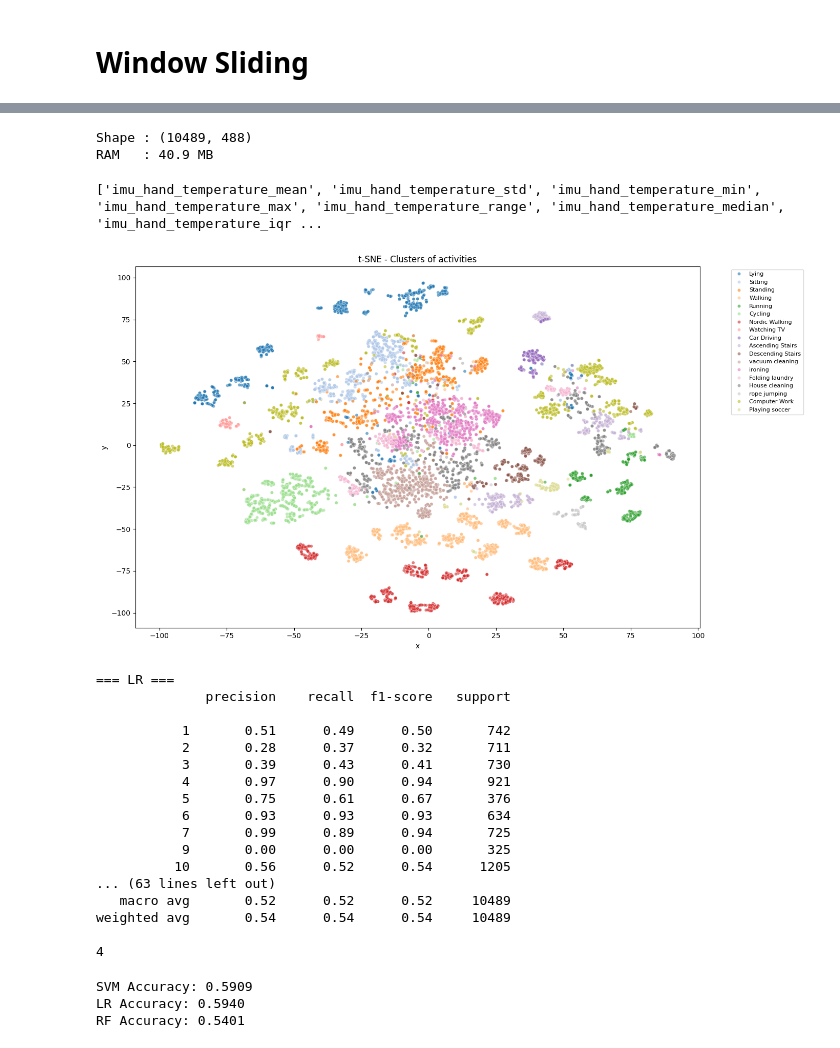
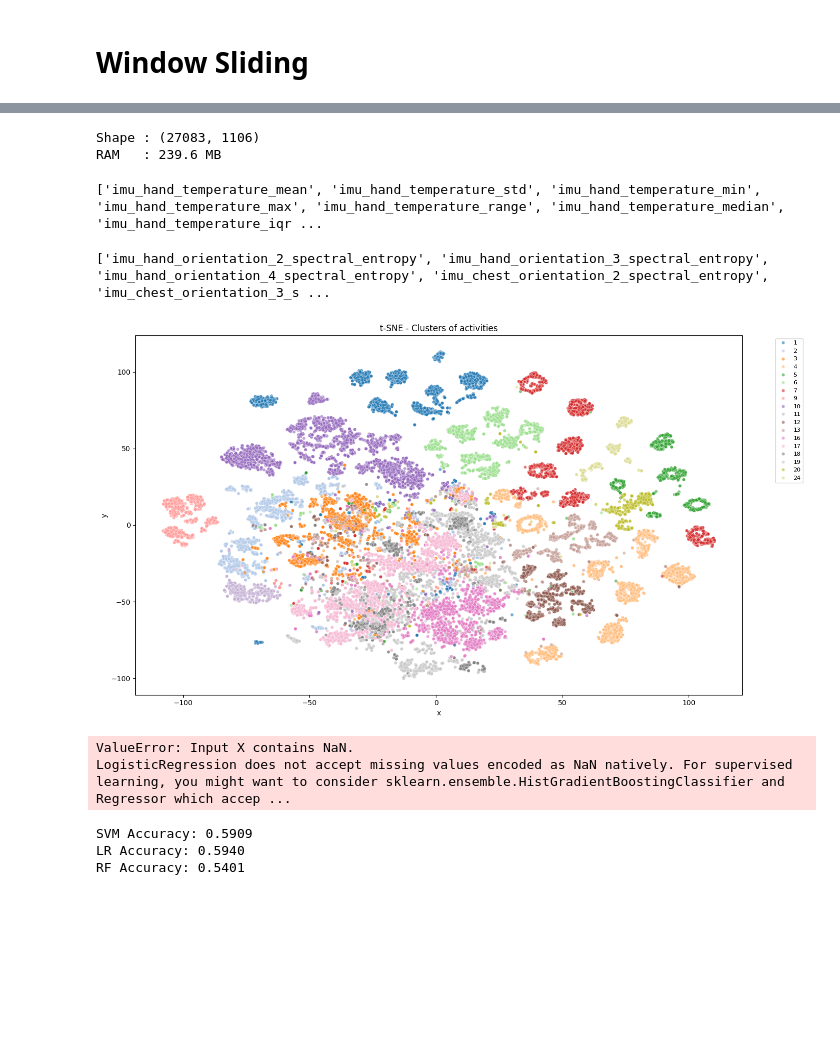
Before and after one commit to Ba-Hi/HAR, a Jupyter notebook: ML_models/main_pamap2.ipynb, the cells around one changed output, grey strips where cells are left out. Drawn from its saved outputs; the diff is of its cells as text; code cells hidden in the pictures; blank space fills up the shorter version.

```diff
--- a/ML_models/main_pamap2.ipynb
+++ b/ML_models/main_pamap2.ipynb
@@ -540,8 +542,8 @@ def extract_features(window: np.ndarray, feature_cols: list) -> dict:
         feats[f'{col}_range']    = np.max(x) - np.min(x)
         feats[f'{col}_median']   = np.median(x)
         feats[f'{col}_iqr']      = stats.iqr(x)
-        feats[f'{col}_skew']     = stats.skew(x)
-        feats[f'{col}_kurtosis'] = stats.kurtosis(x)
+        # feats[f'{col}_skew']     = stats.skew(x)
+        # feats[f'{col}_kurtosis'] = stats.kurtosis(x)
         feats[f'{col}_rms']      = np.sqrt(np.mean(x**2))
         feats[f'{col}_energy']   = np.sum(x**2) / len(x)
         feats[f'{col}_mad']      = np.mean(np.abs(x - np.mean(x)))  # mean absolute deviation
@@ -611,8 +613,8 @@ df_features = build_feature_matrix(df_windowed, feature_cols)
 print(f"Shape : {df_features.shape}")  # (10489, n_features_extraites + 2)
 print(f"RAM   : {df_features.memory_usage(deep=True).sum() / 1e6:.1f} MB")
 # %% [output]
-Shape : (10489, 488)
-RAM   : 40.9 MB
+Shape : (27083, 1106)
+RAM   : 239.6 MB
 # %%
 columns = df_features.columns
 print(columns.to_list())
@@ -625,12 +627,15 @@ from sklearn.manifold import TSNE
 X = df_features.drop(columns=['label', 'subject_id'])
 y = df_features['label']
 
-cols = [
- 'imu_hand_temperature_skew', 'imu_hand_temperature_kurtosis',
- 'imu_chest_temperature_skew', 'imu_chest_temperature_kurtosis',
- 'imu_ankle_temperature_skew', 'imu_ankle_temperature_kurtosis'
-]
+print(X.columns[X.isna().any()].tolist())
+# cols = [
+#  'imu_hand_temperature_skew', 'imu_hand_temperature_kurtosis',
+#  'imu_chest_temperature_skew', 'imu_chest_temperature_kurtosis',
+#  'imu_ankle_temperature_skew', 'imu_ankle_temperature_kurtosis'
+# ]
 
-X[cols].isna().sum()
-X = X.drop(columns=cols)
+# X[cols].isna().sum()
+# X = X.drop(columns=cols)
+# %% [output]
+['imu_hand_orientation_2_spectral_entropy', 'imu_hand_orientation_3_spectral_entropy', 'imu_hand_orientation_4_spectral_entropy', 'imu_chest_orientation_2_spectral_entropy', 'imu_chest_orientation_3_s ...
 # %%
@@ -649,16 +654,16 @@ tsne_df = pd.DataFrame({
 # %%
-plt.figure(figsize=(14, 8))
-sns.scatterplot(
-    data=tsne_df,
-    x='x', y='y',
-    hue='activity',
-    palette='tab20',
-    alpha=0.6,
-    s=20
-)
-plt.title('t-SNE - Clusters of activities')
-plt.legend(bbox_to_anchor=(1.05, 1), loc='upper left', fontsize=8)
-plt.tight_layout()
-plt.show()
+# plt.figure(figsize=(14, 8))
+# sns.scatterplot(
+#     data=tsne_df,
+#     x='x', y='y',
+#     hue='activity',
+#     palette='tab20',
+#     alpha=0.6,
+#     s=20
+# )
+# plt.title('t-SNE - Clusters of activities')
+# plt.legend(bbox_to_anchor=(1.05, 1), loc='upper left', fontsize=8)
+# plt.tight_layout()
+# plt.show()
 # %% [output]
-[figure, old version]
+[figure, new version]
@@ -772,29 +832,18 @@ def train_and_classify(X, y, groups):
     )
 # %%
 groups = df_features['subject_id'].to_numpy()
+colonnes_drop = X.columns[X.isna().any()].tolist()
+X.drop(columns=colonnes_drop)
+
 X_np   = X.to_numpy()
 y_np   = y.to_numpy()
 
+
 out = train_and_classify(X_np, y_np, groups)
 print(len(out))
 # %% [output]
-=== LR ===
-              precision    recall  f1-score   support
-
-           1       0.51      0.49      0.50       742
-           2       0.28      0.37      0.32       711
-           3       0.39      0.43      0.41       730
-           4       0.97      0.90      0.94       921
-           5       0.75      0.61      0.67       376
-           6       0.93      0.93      0.93       634
-           7       0.99      0.89      0.94       725
-           9       0.00      0.00      0.00       325
-          10       0.56      0.52      0.54      1205
-... (63 lines left out)
-   macro avg       0.52      0.52      0.52     10489
-weighted avg       0.54      0.54      0.54     10489
-
-4
+ValueError: Input X contains NaN.
+LogisticRegression does not accept missing values encoded as NaN natively. For supervised learning, you might want to consider sklearn.ensemble.HistGradientBoostingClassifier and Regressor which accep ...
 # %%
 models = {'SVM' : out[1],
           'LR' : out[0],
```
Also changed, not shown: parts of 18 cells of this notebook, 5 other files.
